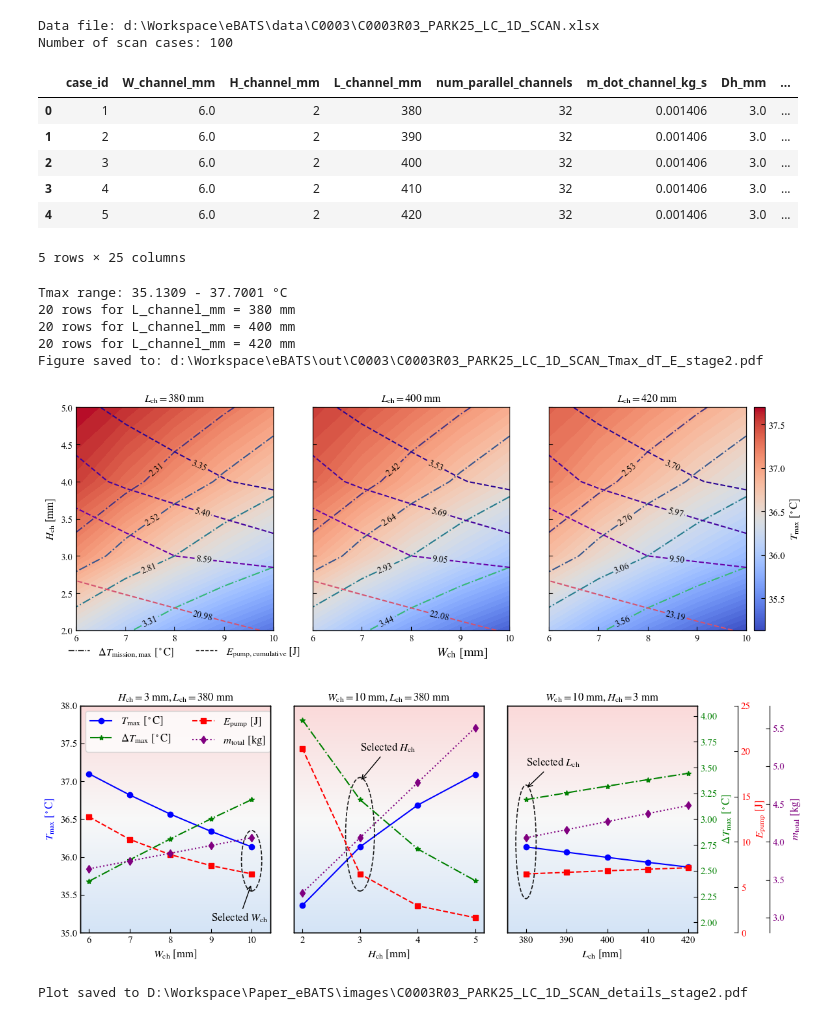
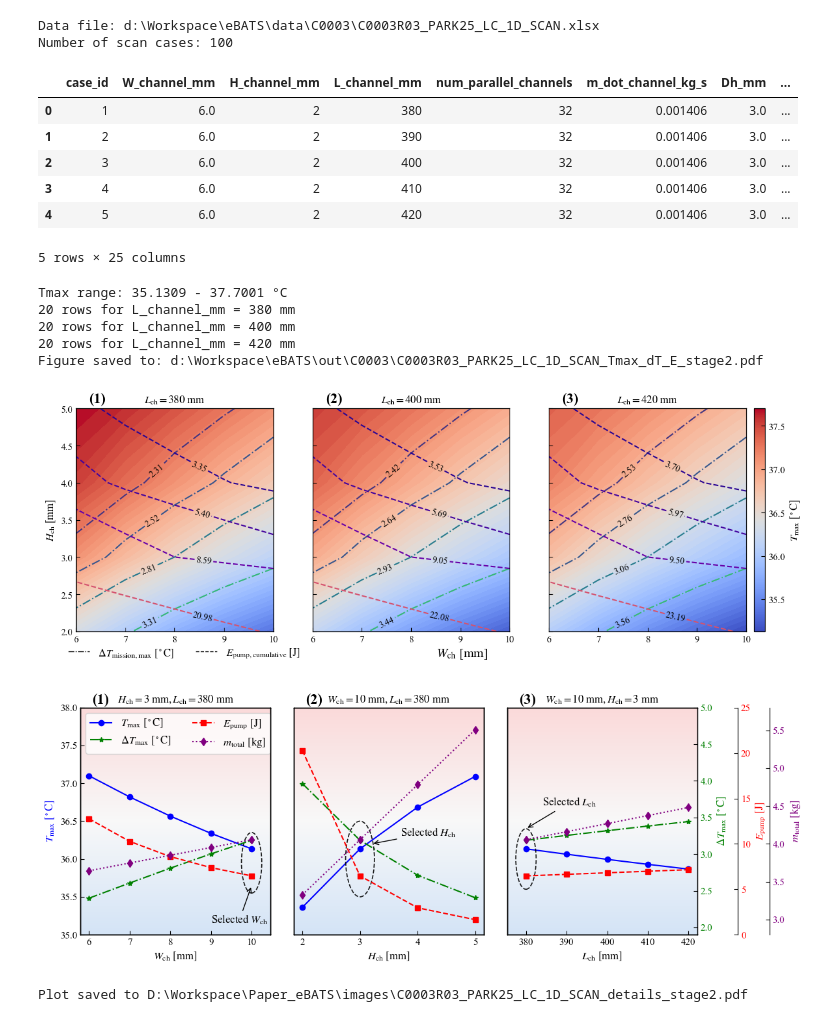
Before and after one commit to sxwd4ever/eBATS, a Jupyter notebook: cases/C0003/C0003R03_PARK25_LC_1D_SCAN_plot_stage2.ipynb, the cells around one changed output. Drawn from its saved outputs; the diff is of its cells as text; code cells hidden in the pictures.

Commit message:
minorly update the layout of figures for C0003 to work with the paper

```diff
--- a/cases/C0003/C0003R03_PARK25_LC_1D_SCAN_plot_stage2.ipynb
+++ b/cases/C0003/C0003R03_PARK25_LC_1D_SCAN_plot_stage2.ipynb
@@ -273,6 +273,10 @@ for i, L_channel in enumerate(L_array):
     #     r"$W_\mathrm{ch}$ [mm]"
     # )
 
+    # Numbering the subplots for clarity
+    ax.text(0.15, 1.07, f'({i+1})', transform=ax.transAxes,
+            fontsize=16, fontweight='bold', va='top', ha='right')
+
     if i == 0:
         ax.set_ylabel(
             r"$H_\mathrm{ch}$ [mm]"
@@ -280,6 +284,8 @@ for i, L_channel in enumerate(L_array):
 
 
 fig.supxlabel(r"$W_\mathrm{ch}$ [mm]")
+
+
 
 # add a legend for the contour-line types
 legend_elements = [
@@ -394,7 +400,7 @@ Tmax range: 35.1309 - 37.7001 °C
 20 rows for L_channel_mm = 400 mm
 20 rows for L_channel_mm = 420 mm
 Figure saved to: d:\Workspace\eBATS\out\C0003\C0003R03_PARK25_LC_1D_SCAN_Tmax_dT_E_stage2.pdf
-[figure, old version]
+[figure, new version]
 # %%
 import lib.plot_util as plot_util
 
@@ -422,7 +428,7 @@ y3_name = 'E_pump_cumulative'
 y4_name = 'mtotal'
 
 Tbmax_range = [35, 38]
-dTbmax_range = [1.9, 4.1]
+dTbmax_range = [1.9, 5]
 Epump_range = [0, 25]
 mtotal_range = [2.8, 5.8]
 
@@ -552,11 +558,11 @@ ax_cur.set_title(rf'$W_\mathrm{{ch}} = {W_ch}~\mathrm{{mm}}, L_\mathrm{{ch}} = {
 
 # Draw an ellipse to highlight the target mdot_total_kg_s and T_max condition
 H_ch = 3
-T_target = 36.3
+T_target = 36.
 ax_cur.add_patch(Ellipse(
     (H_ch, T_target),
     width=0.5,
-    height=1.5,
+    height=1,
     facecolor='none',
     edgecolor='black',
     linestyle='--',
@@ -567,8 +573,8 @@ ax_cur.add_patch(Ellipse(
 
 ax_cur.annotate(
     r'Selected $H_\mathrm{ch}$',
-    xy=(H_ch, T_target+0.7),
-    xytext=(H_ch, T_target+1.1),
+    xy=(H_ch+0.2, T_target+0.2),
+    xytext=(H_ch+0.7, T_target+0.3),
     textcoords='data',
     fontsize=12,
     color='black',
@@ -608,8 +614,6 @@ x0, x1 = ax_cur.get_xlim()
 y0, y1 = ax_cur.get_ylim()
 plot_util.draw_plot_bg_gradient(ax_cur, x0, x1, y0, y1)
 
-
-
 # plot the details for the third subplot corresponding to fixed mdot_total_kg_s and T_cin
 
 W_ch = 10
@@ -629,14 +633,16 @@ ax_cur.set_yticklabels([])
 ax_cur.set_yticks([])
 # ax_cur.tick_params(axis='y', labelcolor='blue')
 ax_cur.set_ylim(Tbmax_range)
+# add a bold numbering to the title
 ax_cur.set_title(rf'$W_\mathrm{{ch}} = {W_ch}~\mathrm{{mm}}, H_\mathrm{{ch}} = {H_ch}~\mathrm{{mm}}$')
+# ax_cur.set_title(f'3. {ax_.ur.get_title()}')
 
 L_ch = 380
-T_target = 36.2
+T_target = 36.
 ax_cur.add_patch(Ellipse(
     (L_ch, T_target),
     width=5,
-    height=1.5,
+    height=0.8,
     facecolor='none',
     edgecolor='black',
     linestyle='--',
@@ -647,8 +653,8 @@ ax_cur.add_patch(Ellipse(
 
 ax_cur.annotate(
     r'Selected $L_\mathrm{ch}$',
-    xy=(L_ch, T_target+0.7),
-    xytext=(L_ch, T_target+1),
+    xy=(L_ch, T_target+0.4),
+    xytext=(L_ch+4, T_target+0.7),
     textcoords='data',
     fontsize=12,
     color='black',
@@ -656,6 +662,30 @@ ax_cur.annotate(
     arrowprops=dict(arrowstyle='->', color='black', lw=1),
 )
 
+# L_ch = 380
+# T_target = 37.2
+# ax_cur.add_patch(Ellipse(
+#     (L_ch, T_target),
+#     width=5,
+#     height=0.8,
+#     facecolor='none',
+#     edgecolor='black',
+#     linestyle='--',
+#     linewidth=1.2,
+#     alpha=0.9,
+#     zorder=5,
+# ))
+
+# ax_cur.annotate(
+#     r' ',
+#     xy=(L_ch, T_target-0.4),
+#     xytext=(L_ch+5, T_target-1.3),
+#     textcoords='data',
+#     fontsize=12,
+#     color='black',
+#     # bbox=dict(boxstyle='round,pad=0.25', fc='white', ec='0.5', alpha=0.8),
+#     arrowprops=dict(arrowstyle='->', color='black', lw=1),
+# )
 
 # Plot dT_bat_max_C
 ax2 = ax_cur.twinx()
@@ -675,32 +705,37 @@ ax3.set_ylim(Epump_range)
 ax4 = ax_cur.twinx()
 ax4.spines['right'].set_position(('outward', 80))
 ax4.plot(filtered_data[x_name], filtered_data[y4_name], **curve_artists[y4_name])
 ax4.set_ylabel(curve_artists[y4_name]['label'], color=curve_artists[y4_name]['color'])
 ax4.tick_params(axis='y', labelcolor=curve_artists[y4_name]['color'])
 ax4.set_ylim(mtotal_range)
 
 x0, x1 = ax_cur.get_xlim()
 y0, y1 = ax_cur.get_ylim()
 plot_util.draw_plot_bg_gradient(ax_cur, x0, x1, y0, y1)
 
+# Numbering the subplots for clarity
+for i, ax in enumerate(ax_all):
+    ax.text(0.15, 1.06, f'({i+1})', transform=ax.transAxes,
+            fontsize=16, fontweight='bold', va='top', ha='right')
+
 # plt.title(f'{y1_name}, {y2_name}, and {y3_name} vs {x_name} at mdot_total_kg_s = {mdot_total_kg_s} and N_ch = {N_ch}')
 fig.tight_layout()
 plt.show()
 
 # save the plot for presentation
 
 output_folder = os.path.join(root_dir, "out", CASE_ID)
 os.makedirs(output_folder, exist_ok=True)
 output_file = os.path.join(output_folder, f"{CASE_NAME}_details_stage2.png")
 
 fig.savefig(output_file, dpi=300, bbox_inches='tight')
 
 # and a copy into the paper's working folder
 output_folder = r"D:\Workspace\Paper_eBATS\images" # the working directory of the paper draft
 output_file = os.path.join(output_folder, f"{CASE_NAME}_details_stage2.pdf")
 
 fig.savefig(output_file, dpi=300, bbox_inches='tight')
 print(f"Plot saved to {output_file}")
 # %% [output]
-[figure, old version]
+[figure, new version]
 Plot saved to D:\Workspace\Paper_eBATS\images\C0003R03_PARK25_LC_1D_SCAN_details_stage2.pdf
```
